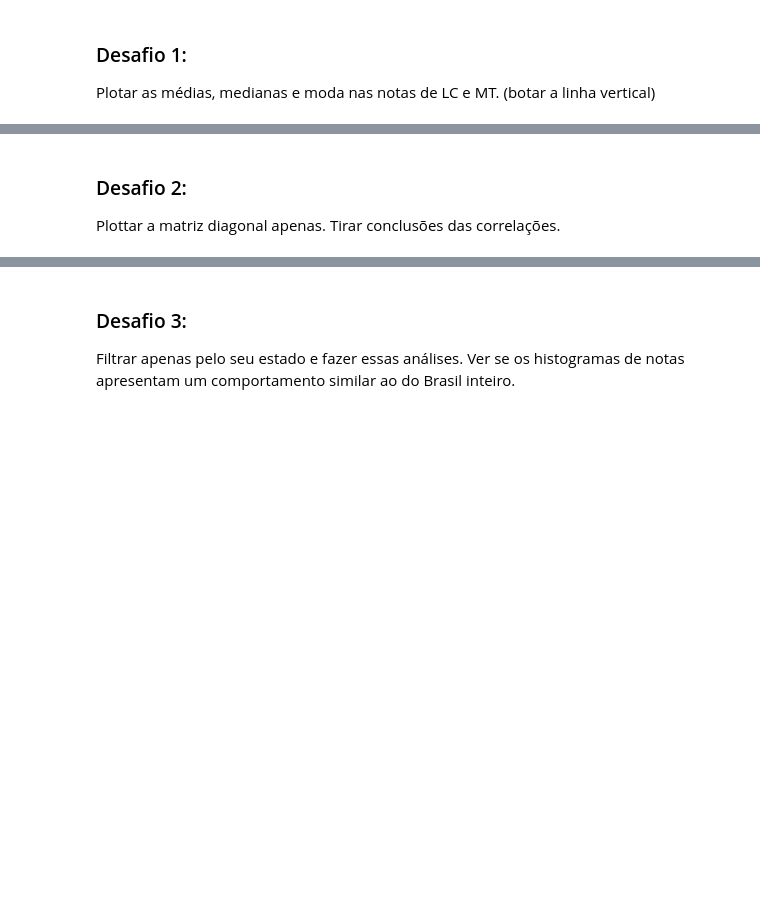
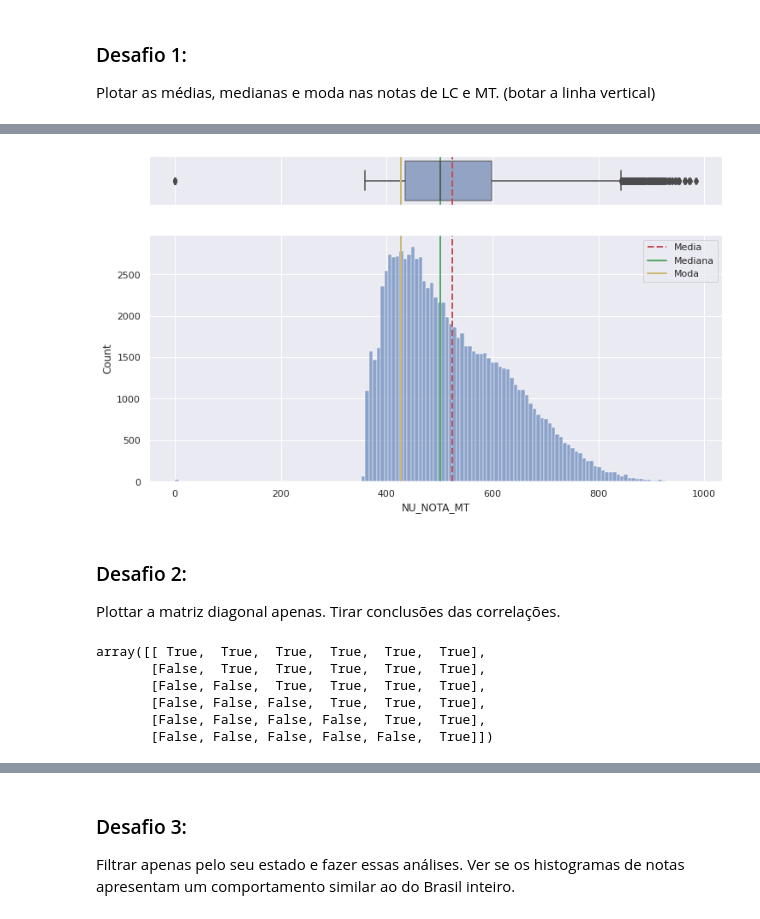
Before and after one commit to gabrielatrindade/quarentenadados-alura, a Jupyter notebook: imersao-dados-2/enem_analysis.ipynb, the cells around one changed output, grey strips where cells are left out. Drawn from its saved outputs; the diff is of its cells as text; code cells hidden in the pictures; blank space fills up the shorter version.

```diff
--- a/imersao-dados-2/enem_analysis.ipynb
+++ b/imersao-dados-2/enem_analysis.ipynb
@@ -1021,5 +1053,23 @@ Plotar as médias, medianas e moda nas notas de LC e MT. (botar a linha vertical
+# %%
+box_hist_plot_com_media_mediana_moda_provas('NU_NOTA_MT')
+# %% [output]
+[figure, added]
 # %% [markdown]
 ### Desafio 2:
 
 Plottar a matriz diagonal apenas.
 Tirar conclusões das correlações.
+# %%
+mask = np.zeros_like(corr_inscritos_nota_total_maiorq_zero,
+                     dtype=np.bool)
+
+mask[np.triu_indices_from(mask)] = True
+
+mask
+# %% [output]
+array([[ True,  True,  True,  True,  True,  True],
+       [False,  True,  True,  True,  True,  True],
+       [False, False,  True,  True,  True,  True],
+       [False, False, False,  True,  True,  True],
+       [False, False, False, False,  True,  True],
+       [False, False, False, False, False,  True]])
```
Also changed, not shown: parts of 10 cells of this notebook.
